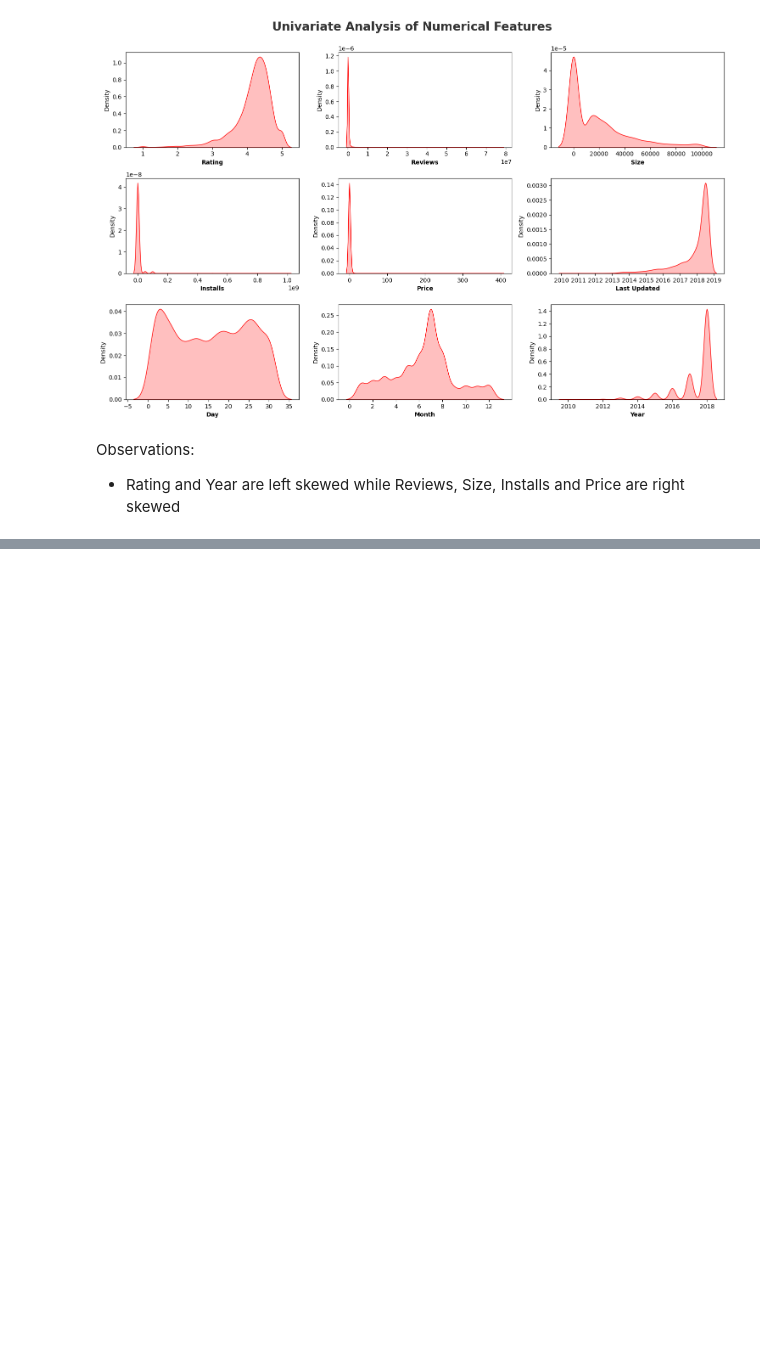
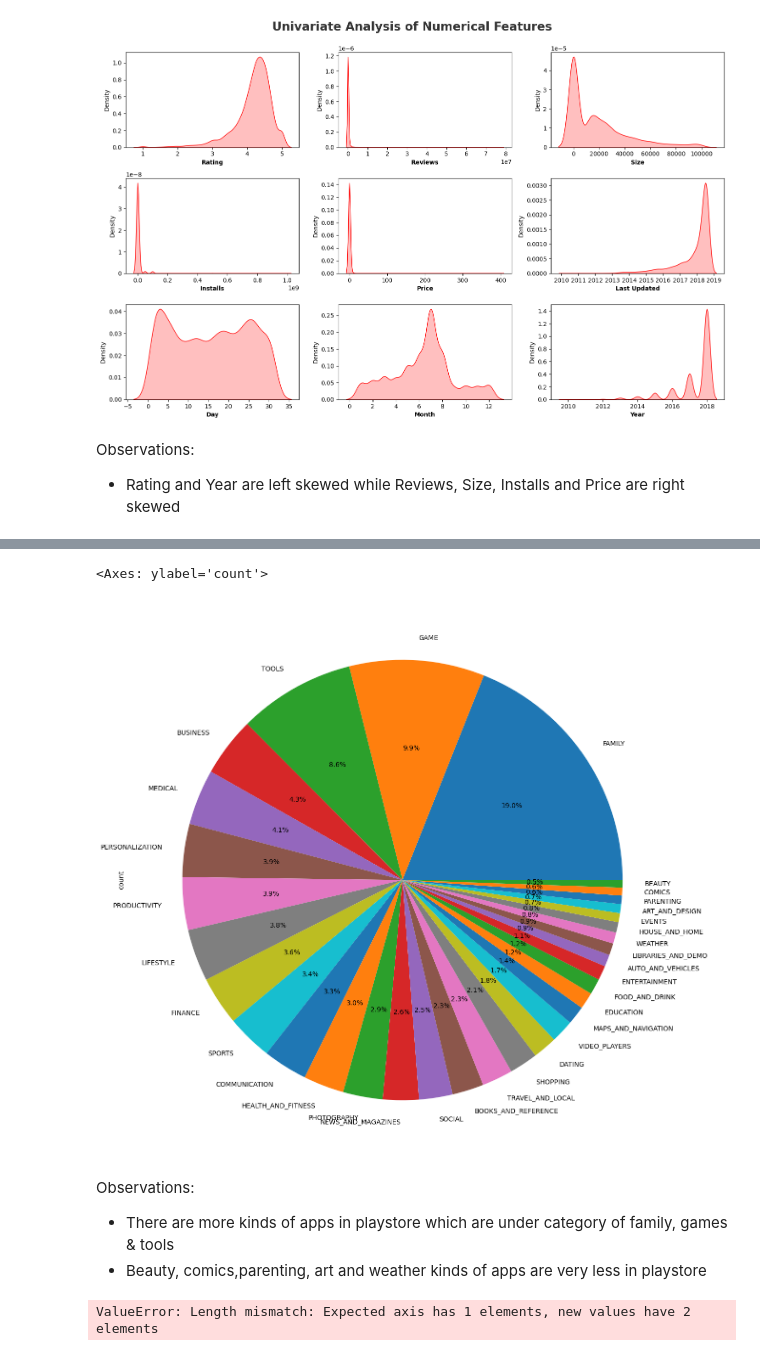
Before and after one commit to cyrolux123/Machine-Learning-Detailed, a Jupyter notebook: EDA and Feature Engineering/Playstore.ipynb, the cells around one changed output, grey strips where cells are left out. Cells and saved outputs as stored; diff of their text form; code cells hidden in the pictures; blank space fills up the shorter version.

```diff
--- a/EDA and Feature Engineering/Playstore.ipynb
+++ b/EDA and Feature Engineering/Playstore.ipynb
@@ -398,0 +420,15 @@ Observations:
+# %%
+df_copy['Category'].value_counts().plot.pie(y = df_copy['Category'], figsize = (15, 15), autopct = '%1.1f%%')
+# %% [output]
+<Axes: ylabel='count'>
+[figure, added]
+# %% [markdown]
+Observations:
+- There are more kinds of apps in playstore which are under category of family, games & tools
+- Beauty, comics,parenting, art and weather kinds of apps are very less in playstore
+# %%
+# Top 10 App Categories
+category = pd.DataFrame(df_copy['Category'].value_counts())
+category.columns = ['Category', 'Count']
+# %% [output]
+ValueError: Length mismatch: Expected axis has 1 elements, new values have 2 elements
```
Also changed, not shown: parts of 5 cells of this notebook.
